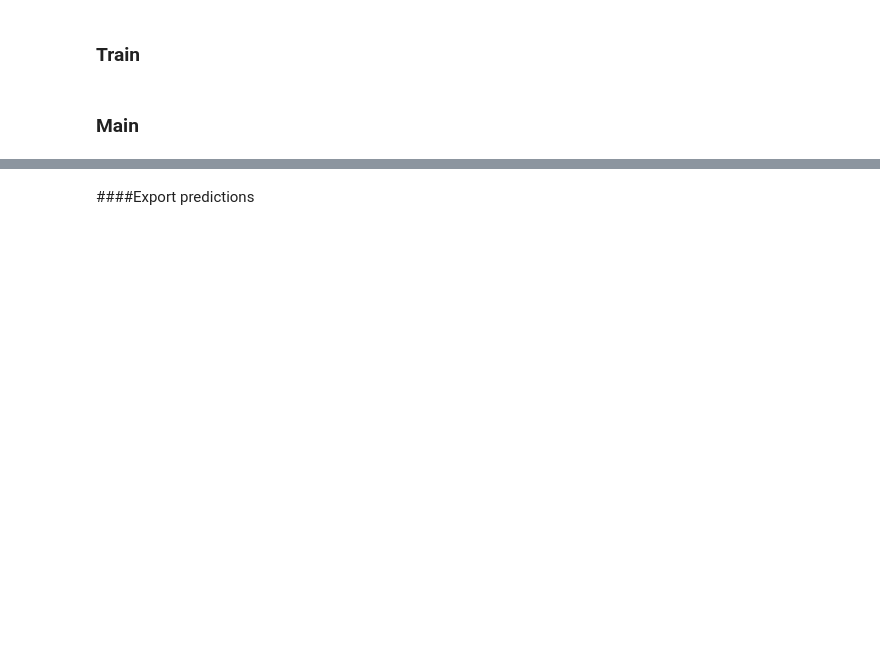
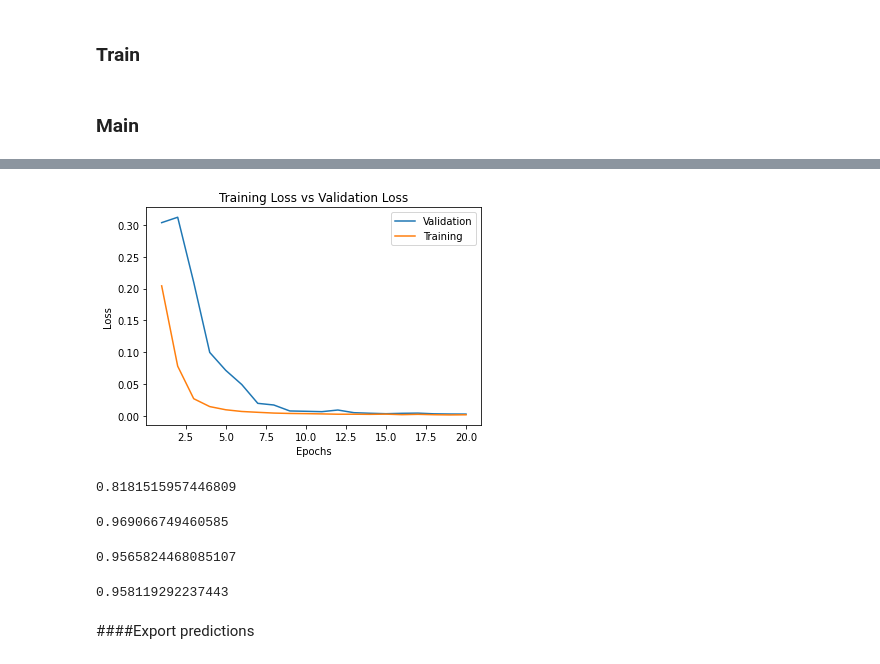
Before and after one commit to felixsimard/comp551-p3, a Jupyter notebook: P3_G19_COMP551.ipynb, the cells around one changed output, grey strips where cells are left out. Saved outputs shown, nothing was run; the diff lists cells and outputs as text; code cells hidden in the pictures; blank space fills up the shorter version.

Commit message:
Training and validation loss curves

```diff
--- a/P3_G19_COMP551.ipynb
+++ b/P3_G19_COMP551.ipynb
@@ -477,4 +501,37 @@ Epoch 10 - Loss: 0.0010 | Accuracy: 0.9688
 Finished Training
+# %%
+training_loss = [0.2044,0.0781,0.0269,0.0145,0.0095,0.0068,0.0055,0.0043,
+                 0.0037,0.0034,0.0030,0.0025,0.0025,0.0023,0.0026,0.0018,0.0023,0.0017,0.0014,0.0016]
+
+valid_loss = [0.3038,0.3123,0.2100,0.0997,0.0715,0.0492,0.0196,0.0170,
+                 0.0076,0.0071,0.0065,0.0091,0.0049,0.0040,0.0033,0.0039,0.0042,0.0031,0.0028,0.0027]
+epochsl = [x+1 for x in range(20)]
+
+plt.plot(epochsl, valid_loss, label="Validation")
+plt.plot(epochsl,training_loss, label="Training")
+plt.xlabel("Epochs")
+plt.ylabel("Loss")
+plt.title("Training Loss vs Validation Loss")
+plt.legend()
+plt.show()
+# %% [output]
+[figure, added]
+# %%
+evaluate_model(cnn_model, train_l_dataloader)
+# %% [output]
+0.8181515957446809
+# %%
+evaluate_model(cnn_model, train_l_ul_dataloader)
+# %% [output]
+0.969066749460585
+# %%
+evaluate_model(cnn_model, val_l_dataloader)
+# %% [output]
+0.9565824468085107
+# %%
+evaluate_model(cnn_model, val_l_ul_dataloader)
+# %% [output]
+0.958119292237443
 # %%
 if LABELLING:
     # Label the unlabelled dataset
```
Also changed, not shown: parts of 15 cells of this notebook.
